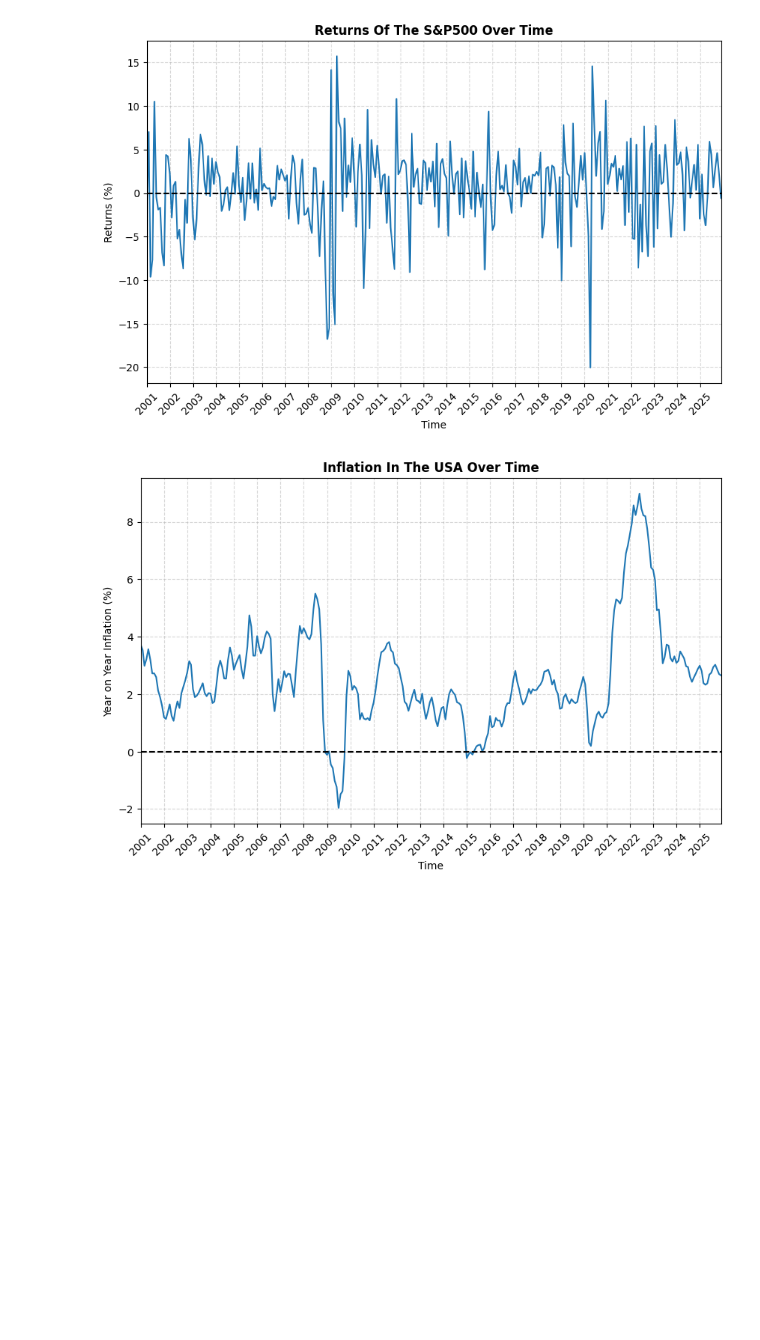
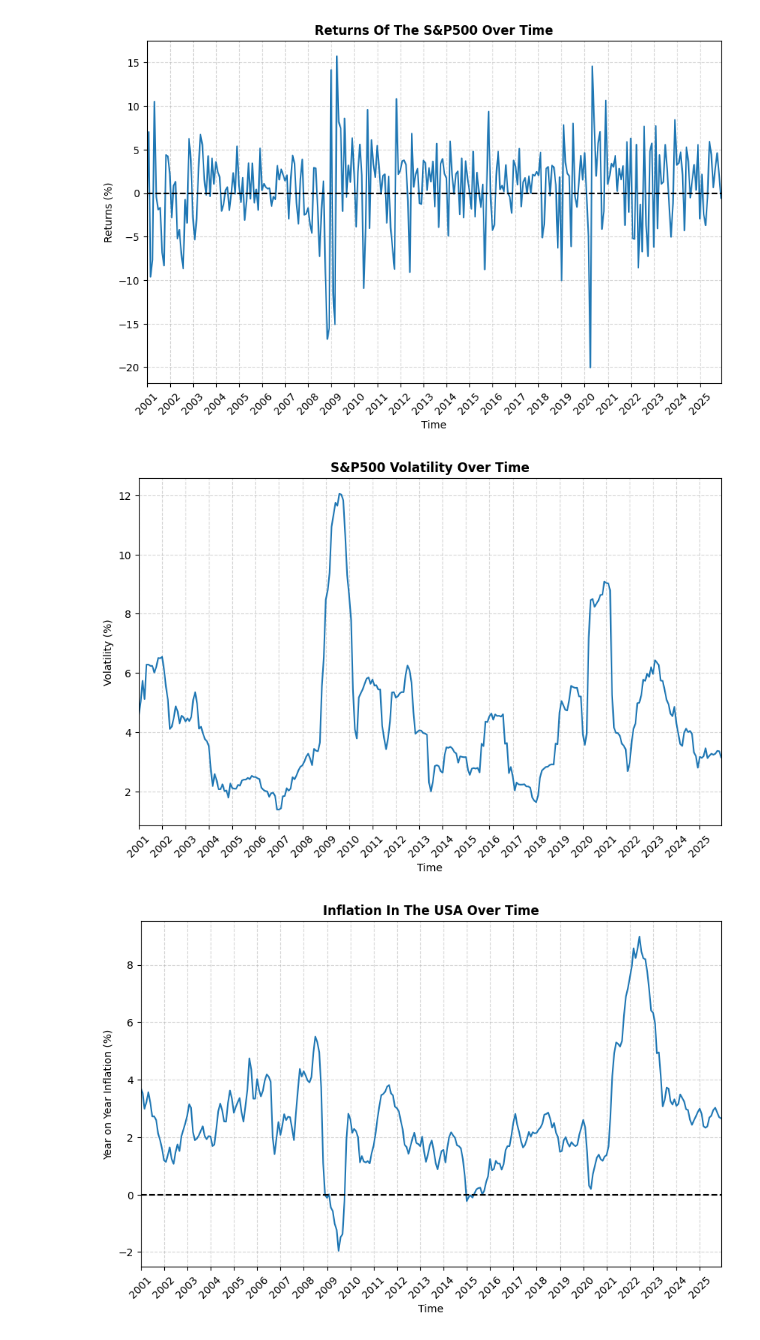
Before and after one commit to jamesr1x/Inflation_Stock_Returns_Analysis, a Jupyter notebook: Scripts/Analysis.ipynb, the cells around one changed output. Cells and saved outputs as stored; diff of their text form; code cells hidden in the pictures; blank space fills up the shorter version.

```diff
--- a/Scripts/Analysis.ipynb
+++ b/Scripts/Analysis.ipynb
@@ -43,6 +45,20 @@ plt.grid(linestyle="--",alpha=0.5) #Adds a grid to allow for better readability
 plt.savefig("../Outputs/figures/sp500_returns_timeseries.png", dpi=300, bbox_inches='tight') #produces a png file of the plot
 # %% [output]
 [figure]
+# %%
+#plots a monthly time series of S&P500 volatility from the start of 2001 to the end of 2025
+plt.figure(figsize=(10,6))
+sns.lineplot(x=df.index, y=df.SP500_volatility)
+plt.xlim(df.index.min(), df.index.max())
+plt.gca().xaxis.set_major_locator(mdates.YearLocator(base=1))
+plt.xticks(rotation=45)
+plt.title("S&P500 Volatility Over Time", weight="bold")
+plt.xlabel("Time")
+plt.ylabel("Volatility (%)")
+plt.grid(linestyle="--",alpha=0.5)
+plt.savefig("../Outputs/figures/sp500_volatility_timeseries.png", dpi=300, bbox_inches='tight')
+# %% [output]
+[figure, added]
 # %%
 #Time series for inflation
 plt.figure(figsize=(10,6))
```
Also changed, not shown: parts of 13 cells of this notebook, 18 other files.
